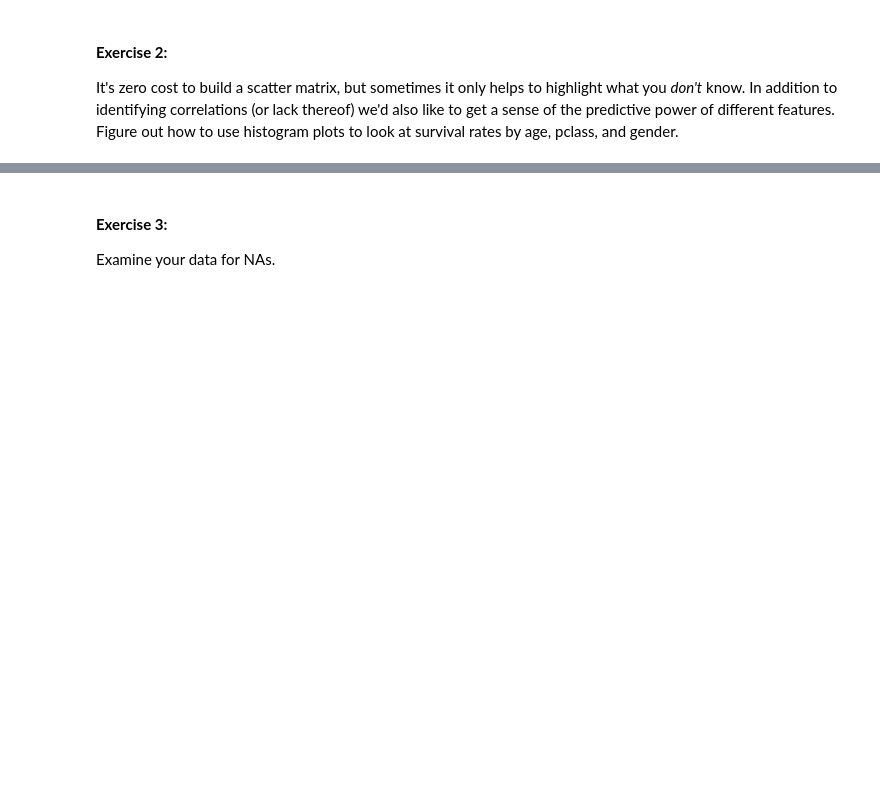
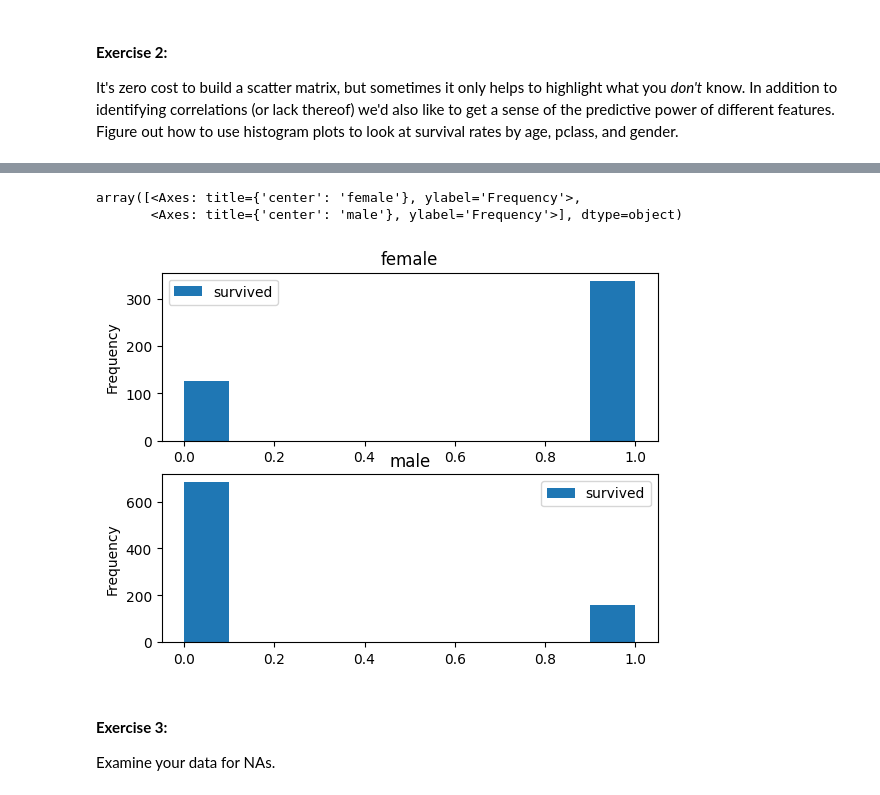
Before and after one commit to SU-IST407-SP25/student-lecture-materials-Qxuto-1, a Jupyter notebook: 2-week2/lab-exercises.ipynb, the cells around one changed output, grey strips where cells are left out. Saved outputs shown, nothing was run; the diff lists cells and outputs as text; code cells hidden in the pictures; blank space fills up the shorter version.

```diff
--- a/2-week2/lab-exercises.ipynb
+++ b/2-week2/lab-exercises.ipynb
@@ -26,3 +32,9 @@ It's zero cost to build a scatter matrix, but sometimes it only helps to highlig
+# %%
+data[["survived", "sex"]].plot.hist(by = "sex")
+# %% [output]
+array([<Axes: title={'center': 'female'}, ylabel='Frequency'>,
+       <Axes: title={'center': 'male'}, ylabel='Frequency'>], dtype=object)
+[figure, added]
 # %% [markdown]
 #### **Exercise 3:**
 
```
Also changed, not shown: parts of 3 cells of this notebook.
